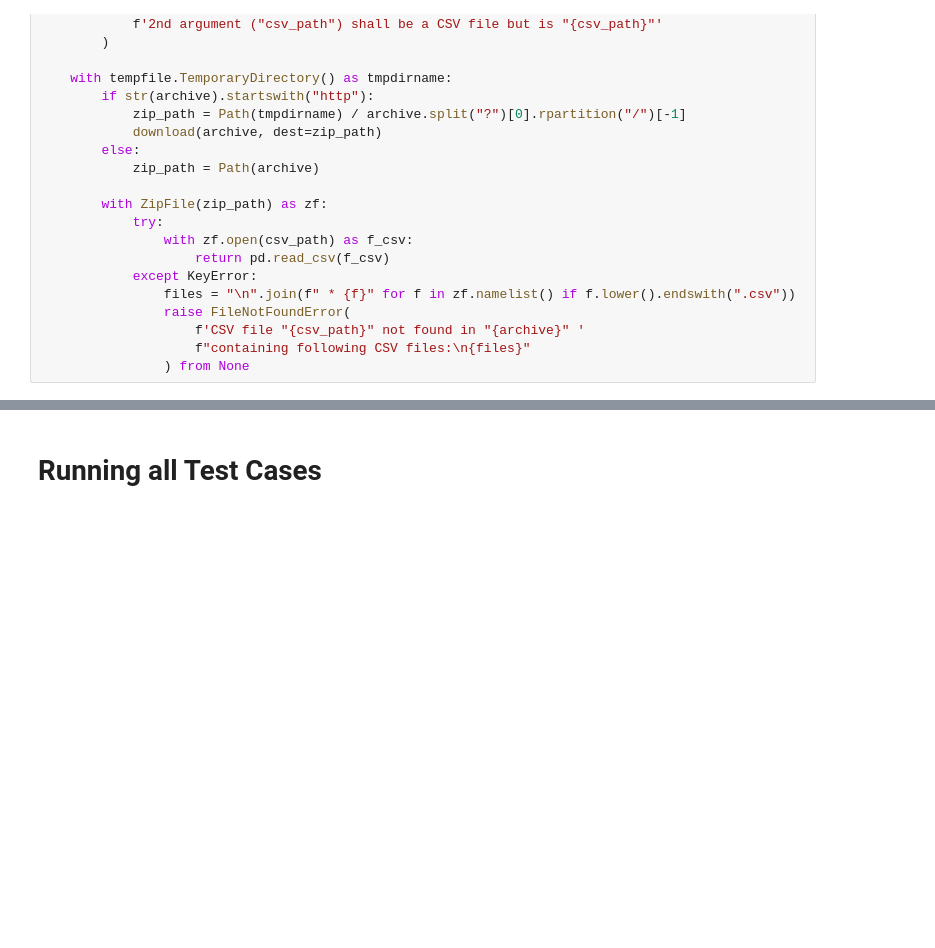
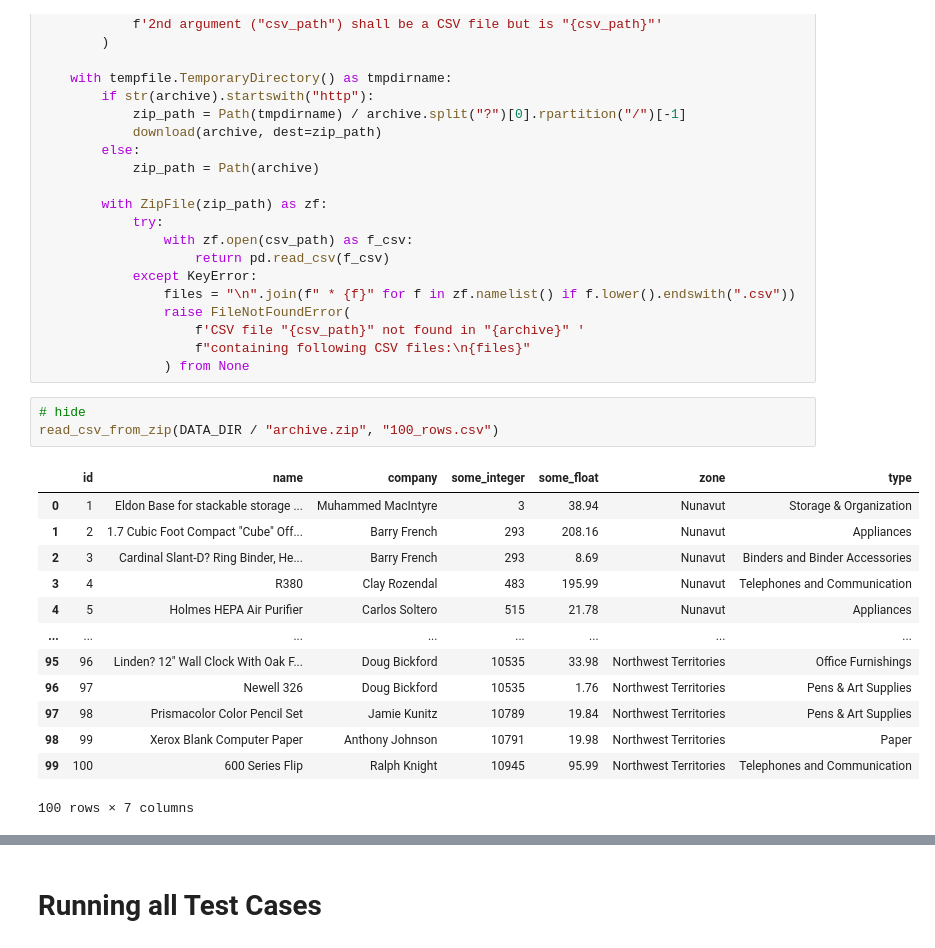
Before and after one commit to unpackAI/unpackai, a Jupyter notebook: nbs/10_utils.ipynb, the cells around one changed output, grey strips where cells are left out. Drawn from its saved outputs; the diff is of its cells as text; blank space fills up the shorter version.

```diff
--- a/nbs/10_utils.ipynb
+++ b/nbs/10_utils.ipynb
@@ -843,6 +842,23 @@ def read_csv_from_zip(
                     f'CSV file "{csv_path}" not found in "{archive}" '
                     f"containing following CSV files:\n{files}"
                 ) from None
+# %%
+# hide
+read_csv_from_zip(DATA_DIR / "archive.zip", "100_rows.csv")
+# %% [output]
+|  | id | name | company | some_integer | some_float | zone | type |
+| 0 | 1 | Eldon Base for stackable storage ... | Muhammed MacIntyre | 3 | 38.94 | Nunavut | Storage & Organization |
+| 1 | 2 | 1.7 Cubic Foot Compact "Cube" Off... | Barry French | 293 | 208.16 | Nunavut | Appliances |
+| 2 | 3 | Cardinal Slant-D? Ring Binder, He... | Barry French | 293 | 8.69 | Nunavut | Binders and Binder Accessories |
+| 3 | 4 | R380 | Clay Rozendal | 483 | 195.99 | Nunavut | Telephones and Communication |
+| 4 | 5 | Holmes HEPA Air Purifier | Carlos Soltero | 515 | 21.78 | Nunavut | Appliances |
+| ... | ... | ... | ... | ... | ... | ... | ... |
+| 95 | 96 | Linden? 12" Wall Clock With Oak F... | Doug Bickford | 10535 | 33.98 | Northwest Territories | Office Furnishings |
+| 96 | 97 | Newell 326 | Doug Bickford | 10535 | 1.76 | Northwest Territories | Pens & Art Supplies |
+| 97 | 98 | Prismacolor Color Pencil Set | Jamie Kunitz | 10789 | 19.84 | Northwest Territories | Pens & Art Supplies |
+| 98 | 99 | Xerox Blank Computer Paper | Anthony Johnson | 10791 | 19.98 | Northwest Territories | Paper |
+| 99 | 100 | 600 Series Flip | Ralph Knight | 10945 | 95.99 | Northwest Territories | Telephones and Communication |
+100 rows × 7 columns
 # %%
 # exportest
 LOCAL_ZIP_FLAT = DATA_DIR / "archive.zip"
```
Also changed, not shown: parts of 2 cells of this notebook, 2 other files.
